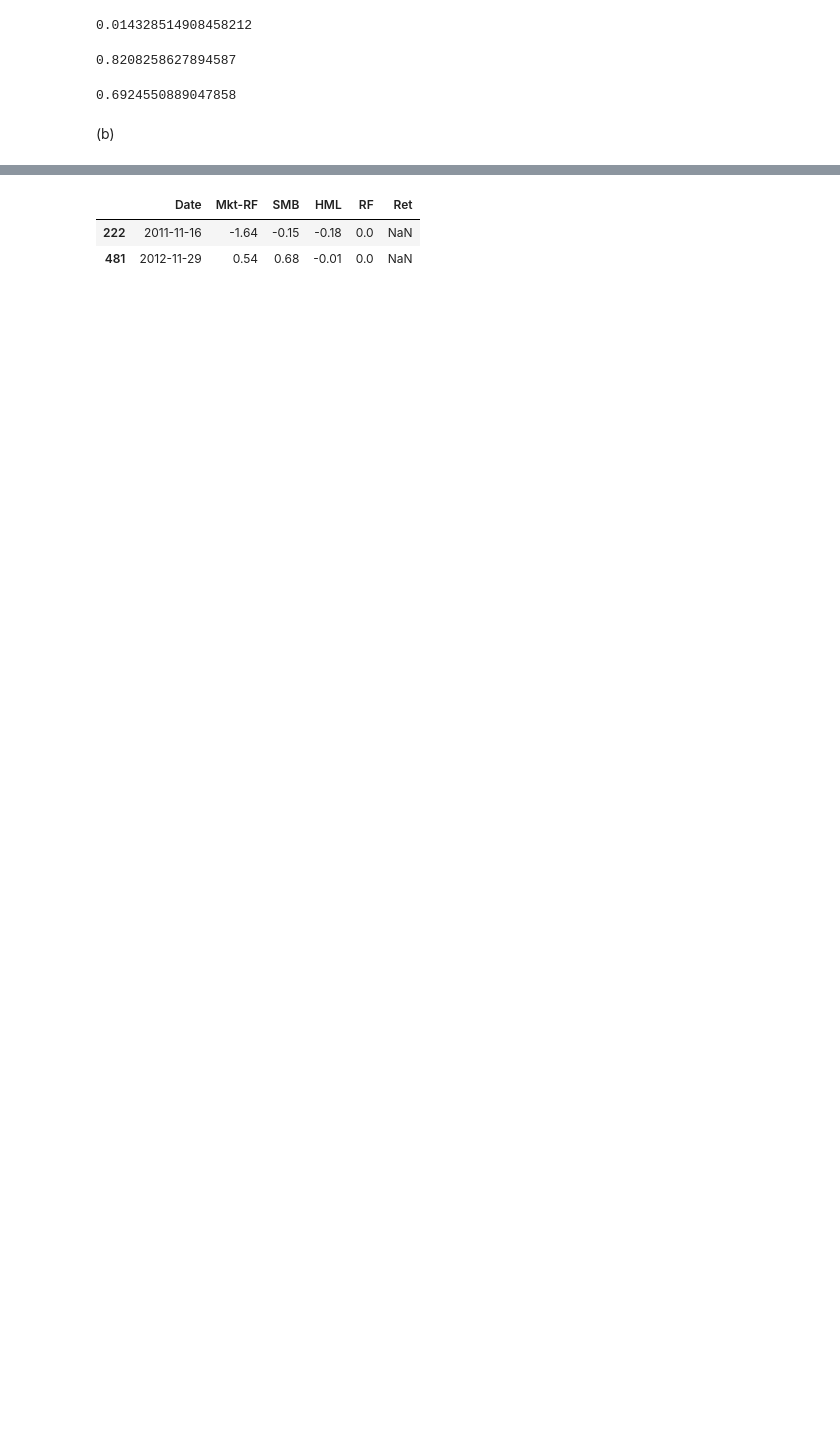
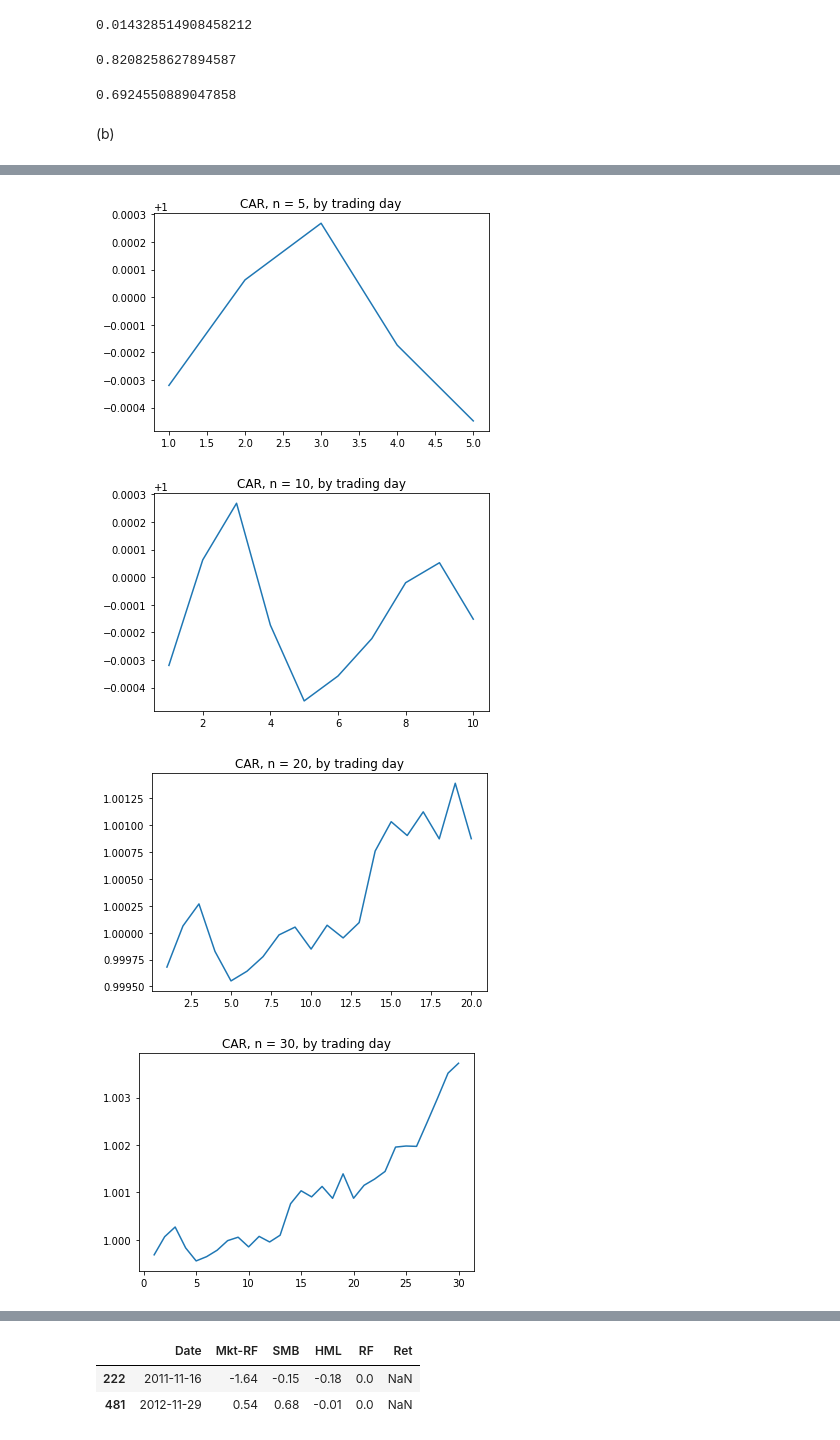
Before and after one commit to EconomistGrant/2021_Spring, a Jupyter notebook: 15.457 Analytics/ass/ass4/Q3.ipynb, the cells around one changed output, grey strips where cells are left out. Drawn from its saved outputs; the diff is of its cells as text; code cells hidden in the pictures; blank space fills up the shorter version.

```diff
--- a/15.457 Analytics/ass/ass4/Q3.ipynb
+++ b/15.457 Analytics/ass/ass4/Q3.ipynb
@@ -333,10 +338,10 @@ def AR_by_trading_day(n):
         event_date = PEAD['DATE'][idx] #date after the announcement
 
         data = PEAD[PEAD['PERMNO'] == permno]
+        data = data.fillna(0)
         data = data.reset_index(drop = True)
         new_idx = data[data['DATE'] == event_date].index[0]
-        pos_close_idx = new_idx + n
-
+        pos_close_idx = min(new_idx + n, len(data)-1)
 
         for idx in range(new_idx+1,pos_close_idx+1):
             date = data['DATE'][idx]
@@ -349,11 +354,11 @@ def AR_by_trading_day(n):
     for idx in most_negative_idx:
         permno = PEAD['PERMNO'][idx]
         event_date = PEAD['DATE'][idx] #date after the announcement
-
         data = PEAD[PEAD['PERMNO'] == permno]
         data = data.reset_index(drop = True)
+        data = data.fillna(0)
         new_idx = data[data['DATE'] == event_date].index[0]
-        pos_close_idx = new_idx + n
+        pos_close_idx = min(new_idx + n, len(data)-1)
 
         for idx in range(new_idx+1,pos_close_idx+1):
             date = data['DATE'][idx]
@@ -404,2 +446,23 @@ value_30_by_trading_day = ret_30.cumprod()
+# %%
+pd.Series(AR_5_by_trading_day).cumprod().plot()
+plt.title("CAR, n = 5, by trading day")
+plt.show()
+
+pd.Series(AR_10_by_trading_day).cumprod().plot()
+plt.title("CAR, n = 10, by trading day")
+plt.show()
+
+pd.Series(AR_20_by_trading_day).cumprod().plot()
+plt.title("CAR, n = 20, by trading day")
+plt.show()
+
+pd.Series(AR_30_by_trading_day).cumprod().plot()
+plt.title("CAR, n = 30, by trading day")
+plt.show()
+# %% [output]
+[figure, added]
+[figure, added]
+[figure, added]
+[figure, added]
 # %%
 plt.plot(value_5)
```
Also changed, not shown: parts of 12 cells of this notebook, 54 other files.
